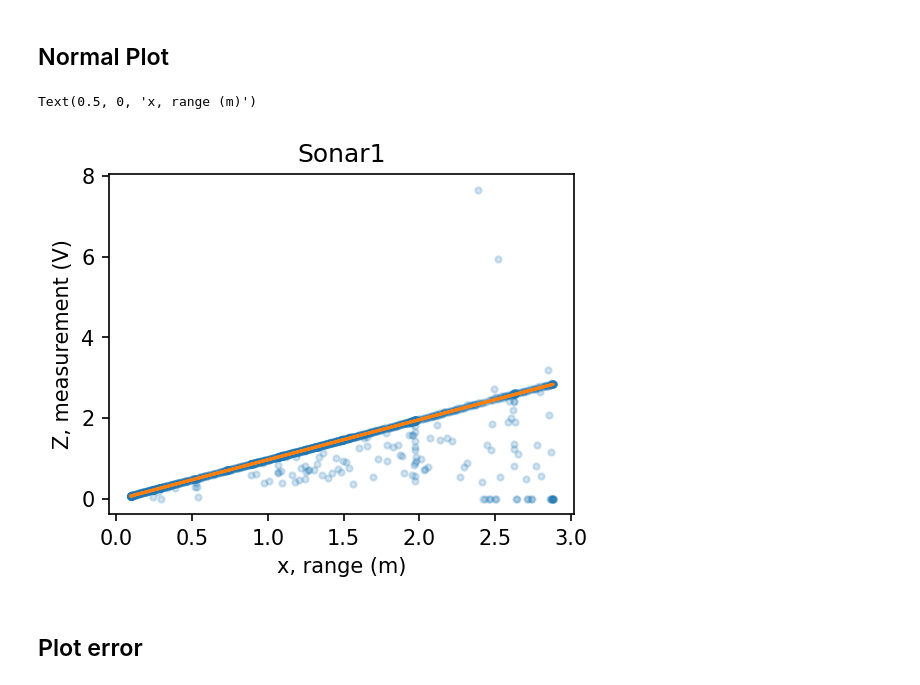
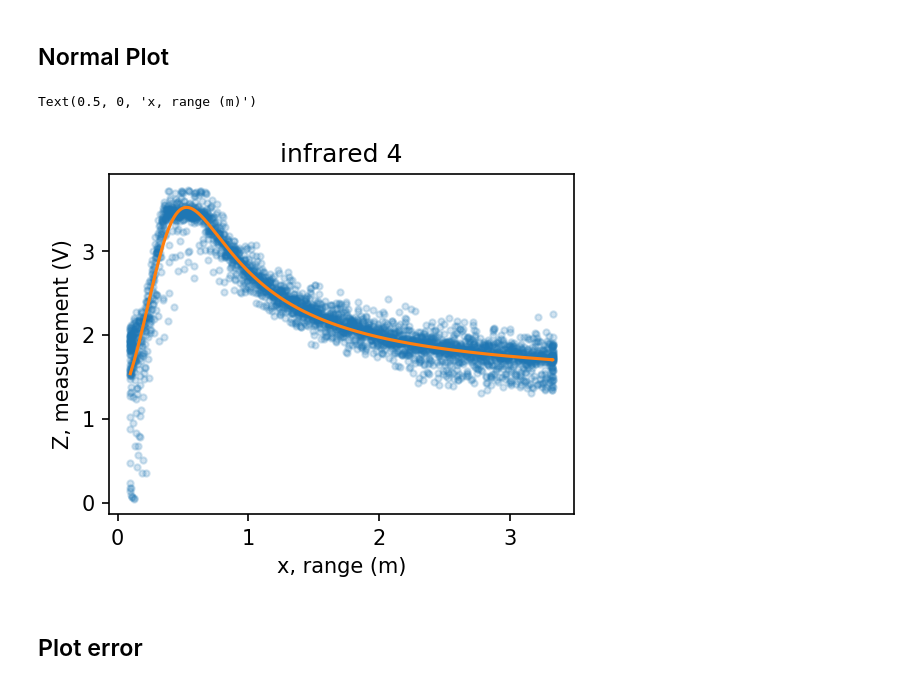
Before and after one commit to Laserbean/ENMT482_Ass1, a Jupyter notebook: Assignment1.ipynb, the cells around one changed output. Cells and saved outputs as stored; diff of their text form; code cells hidden in the pictures.

```diff
--- a/Assignment1.ipynb
+++ b/Assignment1.ipynb
@@ -111,8 +120,11 @@ from scipy.optimize import curve_fit
 # yLS = yLS[40:]
 # time2 =  time[40:]
 
-y = raw_ir3
+data1 = np.loadtxt('calibration.csv', delimiter=',', skiprows=1, usecols = (2,6))
+range__, raw_ir3_= data1.T
 
+y = raw_ir3_
+rang = range__
 
 h_ir3_model = lambda x, a0, a1, b, c: a0/(x +a1)  + b + c*(x)
 
@@ -139,3 +151,9 @@ xaxis_ir3, mean_x_ir3, var_x_ir3 = VarError(range_, error, xstep=0.5)
 
 
 title = 'Infrared 3'
+
+cur_h = h_ir3
+
+del range__
+del raw_ir3_
+del data1
@@ -164,10 +190,14 @@ title = 'Infrared 3'
 # %% [markdown]
 ### Use this one
 # %%
-
 from scipy.optimize import curve_fit
 
-y = raw_ir4
+data1 = np.loadtxt('calibration.csv', delimiter=',', skiprows=1, usecols = (2,7))
+range__, raw_ir4_= data1.T
+
+
+rang = range__
+y = raw_ir4_
 # a0 = 4055.250
 # b0 = 1863.84
 # c0 = 150
@@ -207,22 +237,29 @@ print(xaxis_ir4)
 
 
 title = "infrared 4"
+
+
+cur_h = h_ir4
+
+del range__
+del raw_ir4_
+del data1
 # %% [output]
 [0.50082344 1.00055211 1.50030281 2.00059381 2.50070933 3.00066458]
 # %% [markdown]
 ## Normal Plot
 # %%
 plt.figure(figsize=(4,3), dpi=150)
-plt.plot(range_, y, '.', alpha=0.2)
-plt.plot(range_, yLS, '-')
+plt.plot(rang, y, '.', alpha=0.2)
+plt.plot(rang, yLS, '-')
 
 # plt.plot(time, range_)
 plt.title(title)
 plt.ylabel('Z, measurement (V)')
 plt.xlabel('x, range (m)')
 # %% [output]
 Text(0.5, 0, 'x, range (m)')
-[figure, old version]
+[figure, new version]
 # %% [markdown]
 ## Plot error
 # %%
```
Also changed, not shown: parts of 20 cells of this notebook.
